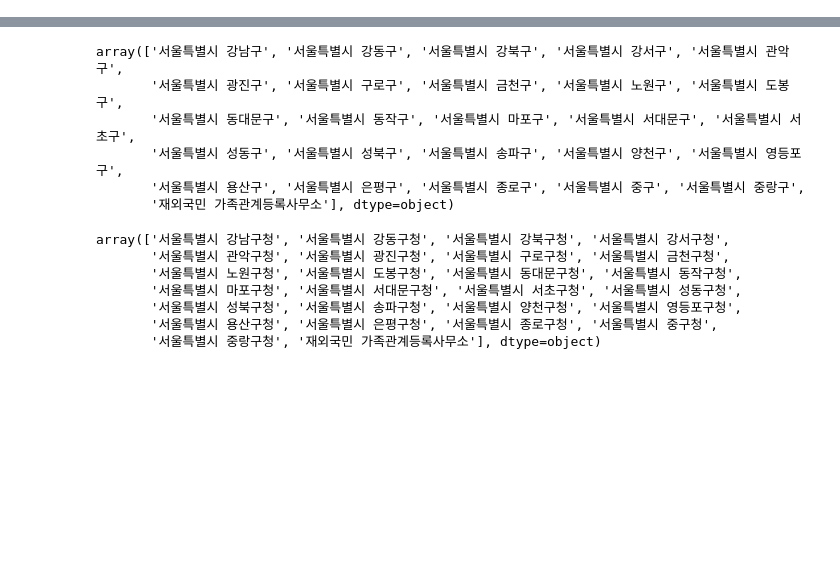
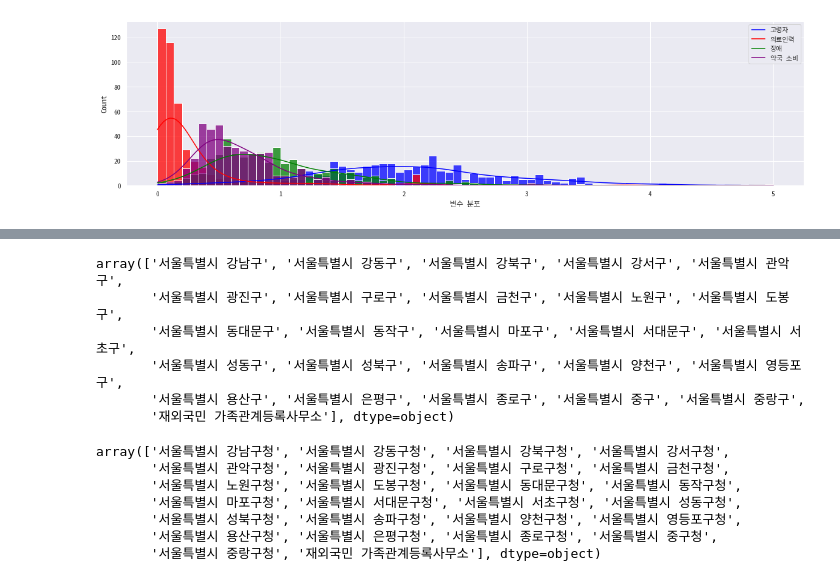
Before and after one commit to ChoiInYeol/KHUDA-Seoul-BigDataCampus, a Jupyter notebook: 9. 서울시빅캠전처리.ipynb, the cells around one changed output, grey strips where cells are left out. Saved outputs shown, nothing was run; the diff lists cells and outputs as text; code cells hidden in the pictures; blank space fills up the shorter version.

```diff
--- a/9. 서울시빅캠전처리.ipynb
+++ b/9. 서울시빅캠전처리.ipynb
@@ -83,0 +332,13 @@ See the caveats in the documentation: https://pandas.pydata.org/pandas-docs/stab
+# %%
+col_n = 1
+row_n = 1
+
+color_map = ["blue" , "red", "green", "purple"]
+
+fig, ax = plt.subplots(ncols=col_n, nrows=row_n, figsize=(20,row_n*5))
+for i,col in enumerate(transformed_X.columns):
+    sns.histplot(transformed_X[col], bins=75, kde=True, color=color_map[i], alpha=0.75)
+    plt.xlabel("변수 분포")
+    plt.legend(transformed_X.columns)
+# %% [output]
+[figure, added]
```
Also changed, not shown: parts of 41 cells of this notebook, 1 other file.
